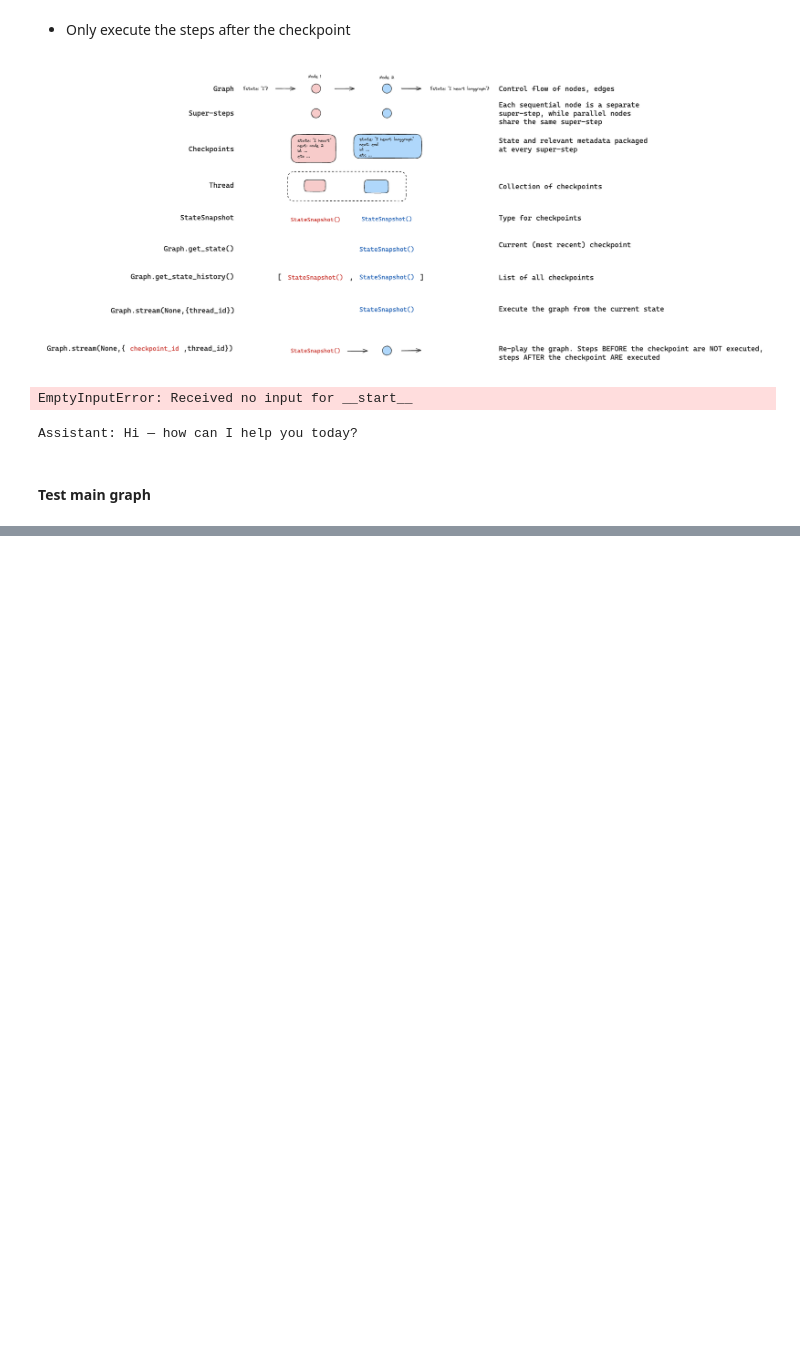
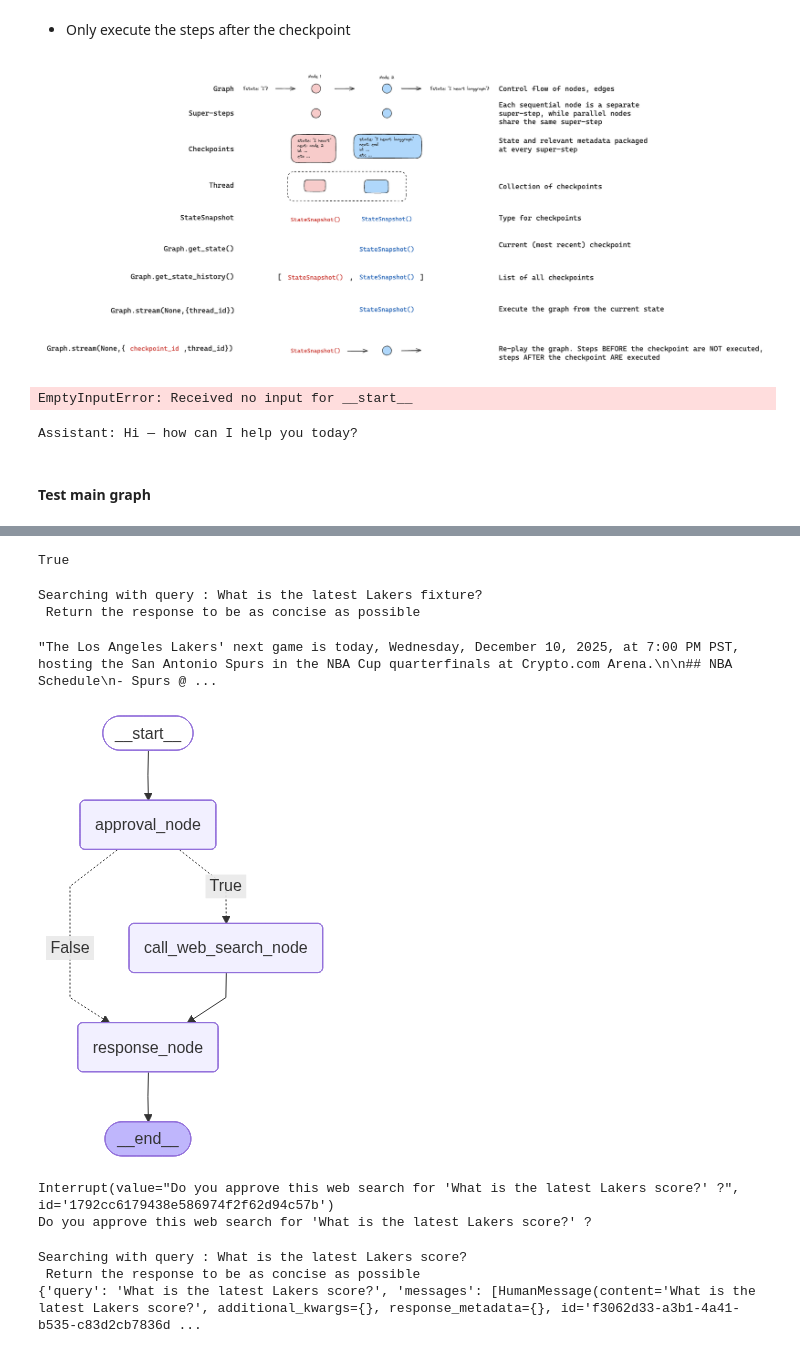
Before and after one commit to Clarenceee/agentic-rag, a Jupyter notebook: service/test.ipynb, the cells around one changed output, grey strips where cells are left out. Drawn from its saved outputs; the diff is of its cells as text; code cells hidden in the pictures; blank space fills up the shorter version.

```diff
--- a/service/test.ipynb
+++ b/service/test.ipynb
@@ -1388,0 +1518,61 @@ chat_messages = output.get('messages') + [HumanMessage(content=summary_message)]
+# %%
+from tools.web_search import web_search
+from dotenv import load_dotenv
+load_dotenv()
+# %% [output]
+True
+# %%
+web_search_response = web_search("What is the latest Lakers fixture?")
+# %% [output]
+Searching with query : What is the latest Lakers fixture?
+ Return the response to be as concise as possible
+# %%
+web_search_response.content[0]['text']
+# %% [output]
+"The Los Angeles Lakers' next game is today, Wednesday, December 10, 2025, at 7:00 PM PST, hosting the San Antonio Spurs in the NBA Cup quarterfinals at Crypto.com Arena.\n\n## NBA Schedule\n- Spurs @ ...
+# %%
+from langgraph.types import interrupt
+from langgraph.checkpoint.memory import MemorySaver
+from langchain_core.messages import AIMessage, ToolMessage, HumanMessage
+from langgraph.graph import StateGraph, START, END
+from states.graph_states import OverallState
+from langgraph.types import Command
+from tools.web_search import web_search
+from dotenv import load_dotenv
+load_dotenv()
+
+def approval_node(state: OverallState):
+    approved = interrupt(f"Do you approve this web search for '{state.query}' ?")
+    return {
+        "approved": approved
+    }
+
+def approval_routing(state: OverallState):
+    return state.approved
+
+def call_web_search_node(state: OverallState):
+    web_search_response = web_search(state.query)
+    return {
+        "messages": [
+            HumanMessage(content=state.query),
+            AIMessage(content=web_search_response.content[0]['text'])
+        ]
+    }
+
+def response_node(state: OverallState):
+    return {"messages": AIMessage(content=f"Approval web search = {state.approved}.")}
+
+graph_builder = StateGraph(OverallState)
+graph_builder.add_node("approval_node", approval_node)
+graph_builder.add_node("call_web_search_node", call_web_search_node)
+graph_builder.add_node("response_node", response_node)
+graph_builder.add_edge(START, "approval_node")
+graph_builder.add_conditional_edges("approval_node", approval_routing, {True: "call_web_search_node", False: "response_node"})
+graph_builder.add_edge("call_web_search_node", "response_node")
+graph_builder.add_edge("response_node", END)
+
+checkpointer = MemorySaver()
+graph = graph_builder.compile(checkpointer=checkpointer)
+graph
+# %% [output]
+[figure, added]
@@ -1388,0 +1591,14 @@ chat_messages = output.get('messages') + [HumanMessage(content=summary_message)]
+# %%
+if result.get("__interrupt__", []):
+    print(result.get("__interrupt__")[0])
+    print(result.get("__interrupt__")[0].value)
+# %% [output]
+Interrupt(value="Do you approve this web search for 'What is the latest Lakers score?' ?", id='1792cc6179438e586974f2f62d94c57b')
+Do you approve this web search for 'What is the latest Lakers score?' ?
+# %%
+resumed = graph.invoke(Command(resume=True), config=config)
+print(resumed)
+# %% [output]
+Searching with query : What is the latest Lakers score?
+ Return the response to be as concise as possible
+{'query': 'What is the latest Lakers score?', 'messages': [HumanMessage(content='What is the latest Lakers score?', additional_kwargs={}, response_metadata={}, id='f3062d33-a3b1-4a41-b535-c83d2cb7836d ...
```
Also changed, not shown: parts of 41 cells of this notebook, 10 other files.
